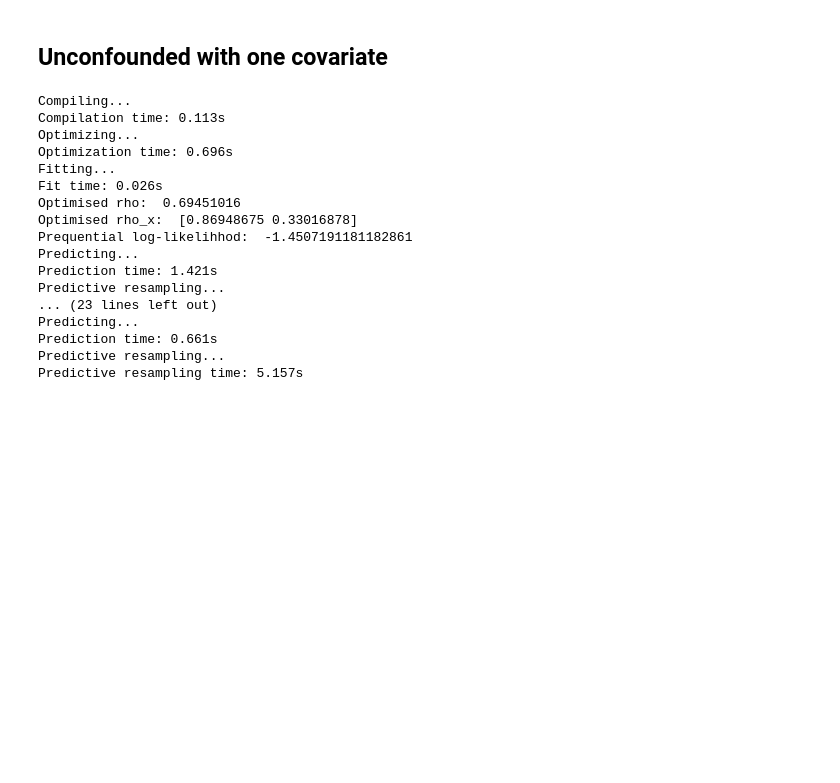
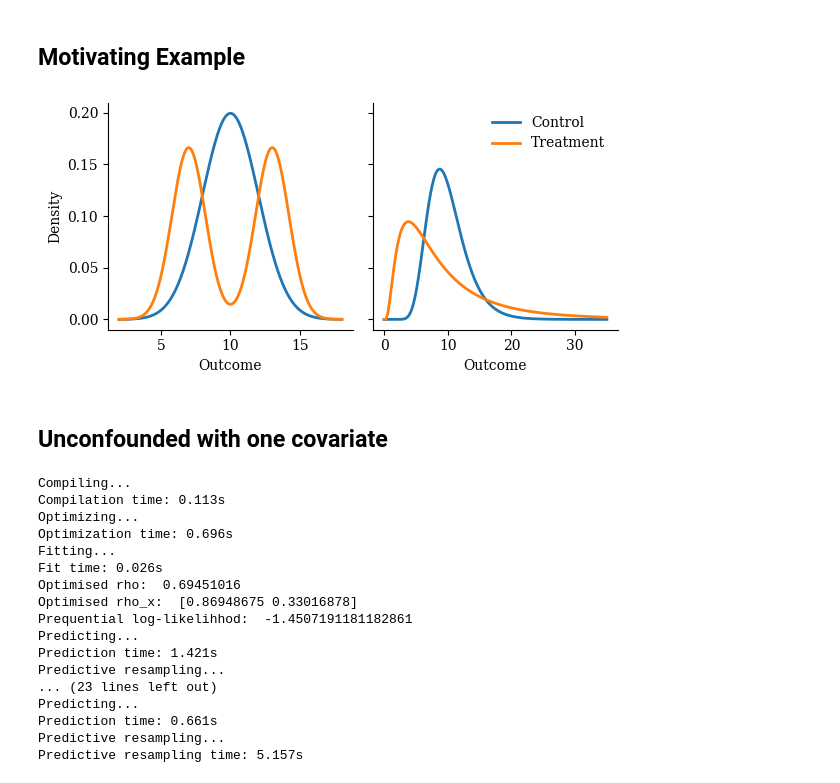
Before and after one commit to gregorsteiner/CausalMP, a Jupyter notebook: Simulated_Examples.ipynb, the cells around one changed output. Drawn from its saved outputs; the diff is of its cells as text; code cells hidden in the pictures; blank space fills up the shorter version.

Commit message:
Added motivating example

```diff
--- a/Simulated_Examples.ipynb
+++ b/Simulated_Examples.ipynb
@@ -9,6 +9,79 @@ from pr_copula.main_copula_regression_conditional import fit_copula_cregression,
 
 from copula_mp import mp_density, mp_density_t_learner
 from copula_mp_iv import mp_density_iv
+# %% [markdown]
+## Motivating Example
+# %%
+from scipy.stats import norm, lognorm
+
+# --- Parameters ---
+mu = 10          # The common mean
+sigma_0 = 2.0    # SD for control
+x = np.linspace(mu - 8, mu + 8, 1000) # Slightly wider range for the tail
+
+# 1. Polarization Parameters
+delta = 3
+sigma_sub = 1.2
+
+# 2. Lottery Parameters
+s = 0.7  # Shape parameter (skewness)
+# For a Lognormal with scale=1, mean is exp(s^2 / 2).
+# To shift the mean to 'mu', we set loc = mu - exp(s^2 / 2)
+loc_shift = mu - np.exp(s**2 / 2)
+
+# --- Calculate PDFs ---
+
+# Shared Control PDF
+pdf_y0 = norm.pdf(x, mu, sigma_0)
+
+# Left: Polarization Treatment (Mixture)
+pdf_y1_pol = 0.5 * norm.pdf(x, mu - delta, sigma_sub) + 0.5 * norm.pdf(x, mu + delta, sigma_sub)
+
+# Right: Lottery Treatment (Shifted Log-Normal)
+target_mean = 10
+x_b = np.linspace(0, 35, 1000) # Longer tail for lottery
+
+# Control: Lower skewness
+s0 = 0.3
+mu0 = np.log(target_mean) - (s0**2 / 2)
+pdf_y0_b = lognorm.pdf(x_b, s0, scale=np.exp(mu0))
+# Treatment: Higher skewness
+s1 = 0.8
+mu1 = np.log(target_mean) - (s1**2 / 2)
+pdf_y1_b = lognorm.pdf(x_b, s1, scale=np.exp(mu1))
+
+
+# --- Plotting ---
+plt.rcParams.update({
+    "font.family":      "serif",
+    "font.size":        10,
+    "axes.spines.top":  False,
+    "axes.spines.right":False,
+    "axes.linewidth":   0.8,
+    "xtick.direction":  "out",
+    "ytick.direction":  "out",
+})
+
+fig, (ax1, ax2) = plt.subplots(1, 2, figsize=(6, 3), sharey=True)
+
+# Panel A: Polarization
+ax1.plot(x, pdf_y0, label='Control', lw=2)
+ax1.plot(x, pdf_y1_pol, label='Treatment', lw=2)
+ax1.set_xlabel("Outcome")
+ax1.set_ylabel("Density")
+
+
+# Panel B: Lottery
+ax2.plot(x_b, pdf_y0_b, label='Control', lw=2)
+ax2.plot(x_b, pdf_y1_b, label='Treatment', lw=2)
+ax2.set_xlabel("Outcome")
+ax2.legend(frameon=False)
+
+plt.tight_layout()
+plt.savefig("Figures/Motivating_Example.pdf", dpi=300, bbox_inches='tight')
+plt.show()
+# %% [output]
+[figure, added]
 # %% [markdown]
 ## Unconfounded with one covariate
 # %%
```
Also changed, not shown: 2 other files.
